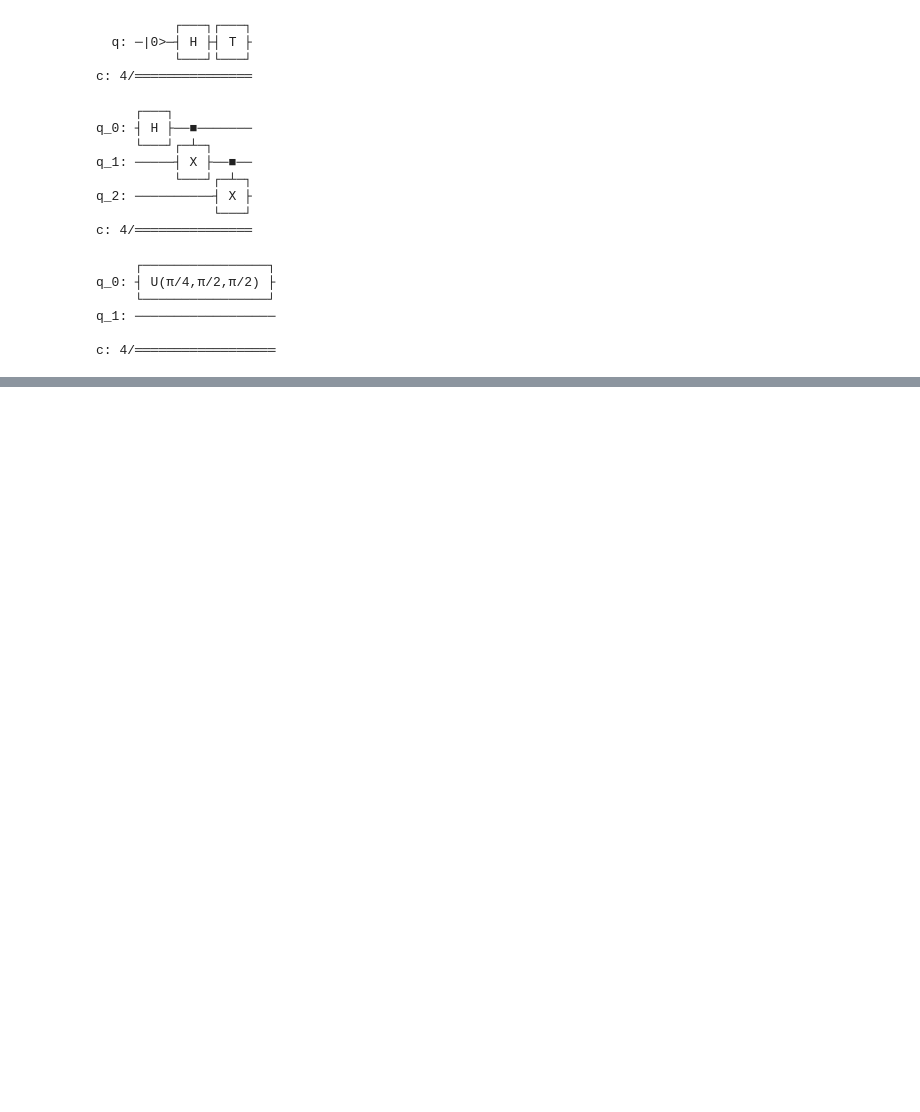
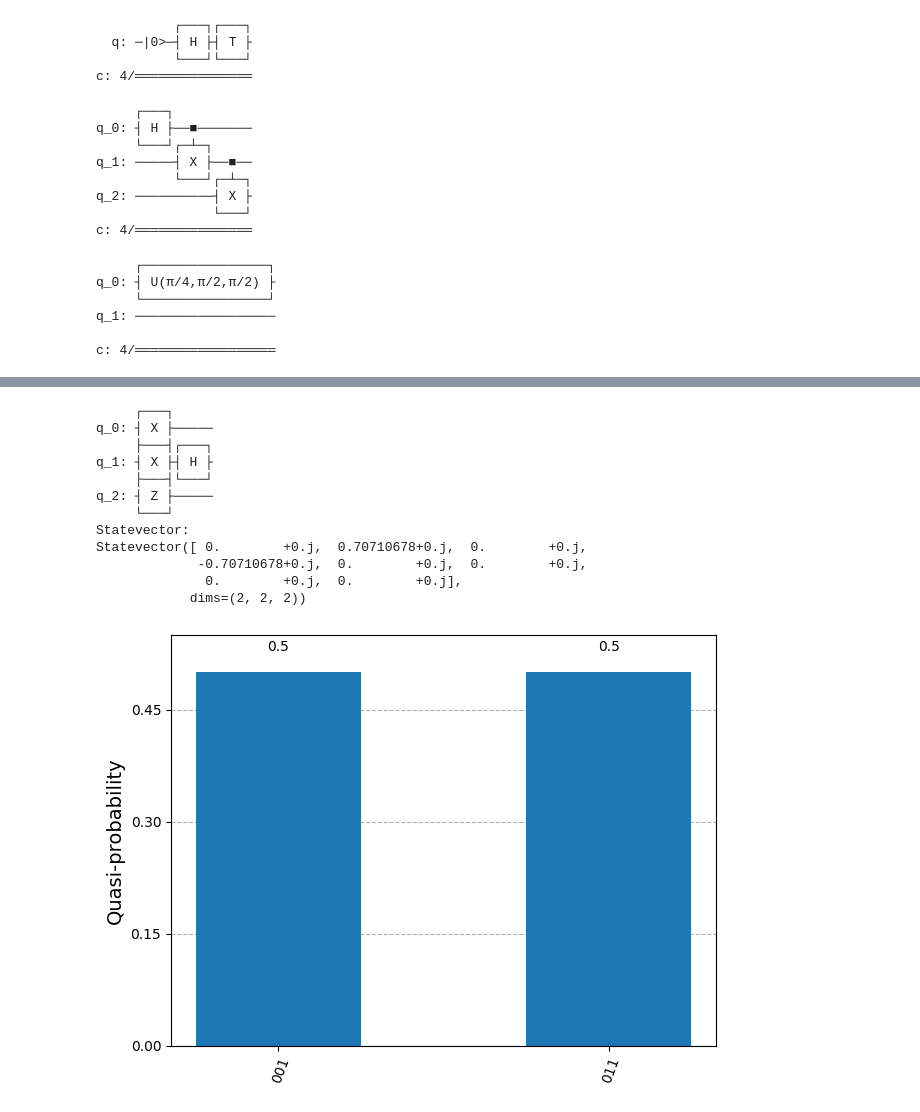
Before and after one commit to srujith2006/QuantumCircuitsWithIBMcomposure, a Jupyter notebook: Untitled1.ipynb, the cells around one changed output, grey strips where cells are left out. Drawn from its saved outputs; the diff is of its cells as text; code cells hidden in the pictures; blank space fills up the shorter version.

```diff
--- a/Untitled1.ipynb
+++ b/Untitled1.ipynb
@@ -278,0 +376,46 @@ c: 4/══════════════════
+# %%
+# OpenQASM code
+qasm_code = """
+OPENQASM 2.0;
+include "qelib1.inc";
+
+qreg q[3];
+x q[0];
+x q[1];
+z q[2];
+h q[1];
+"""
+
+# Load circuit from QASM
+qc = loads(qasm_code)
+
+# Draw circuit
+print(qc.draw())
+
+plt.show()
+
+# Generate statevector
+qi = Statevector.from_instruction(qc)
+
+# Print statevector
+print("Statevector:")
+print(qi)
+
+# Get probabilities
+prob = qi.probabilities_dict()
+
+plot_histogram(prob)
+# %% [output]
+     ┌───┐
+q_0: ┤ X ├─────
+     ├───┤┌───┐
+q_1: ┤ X ├┤ H ├
+     ├───┤└───┘
+q_2: ┤ Z ├─────
+     └───┘
+Statevector:
+Statevector([ 0.        +0.j,  0.70710678+0.j,  0.        +0.j,
+             -0.70710678+0.j,  0.        +0.j,  0.        +0.j,
+              0.        +0.j,  0.        +0.j],
+            dims=(2, 2, 2))
+[figure, added]
```
Also changed, not shown: parts of 43 cells of this notebook.
